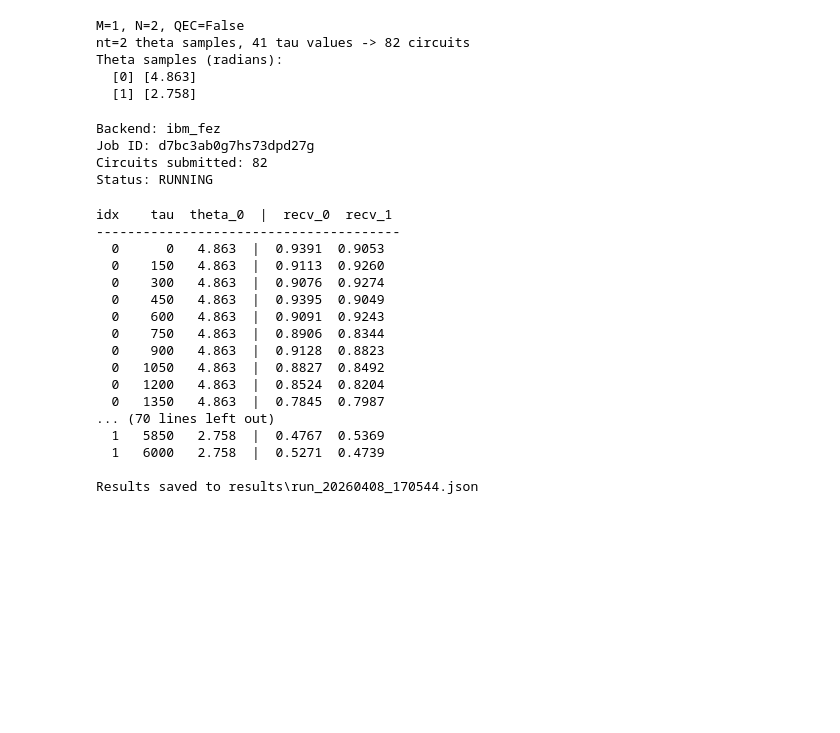
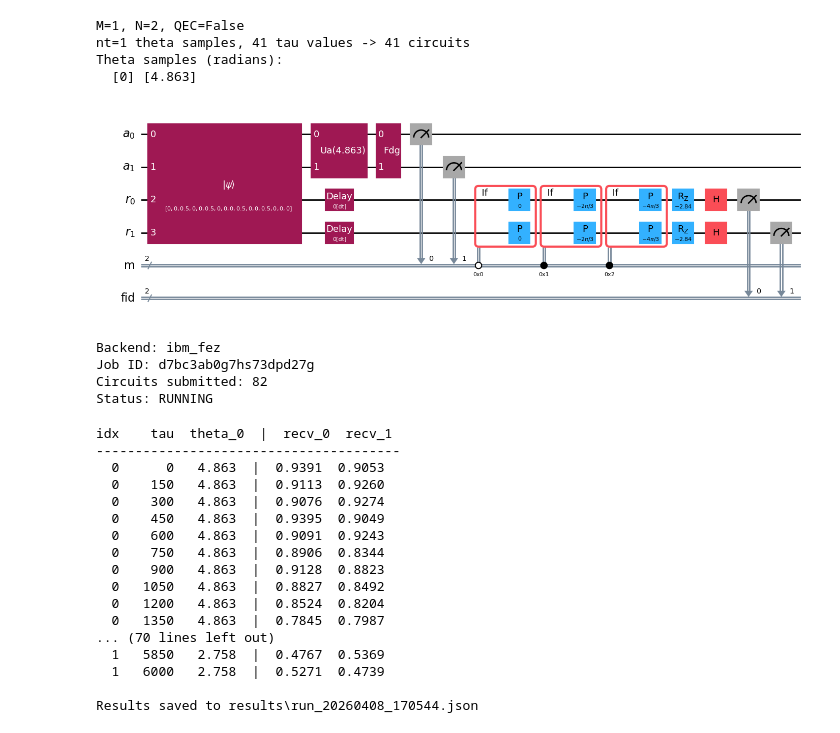
Before and after one commit to mtp354/Broadcasting, a Jupyter notebook: qiskit_testing.ipynb, the cells around one changed output. Drawn from its saved outputs; the diff is of its cells as text; code cells hidden in the pictures; blank space fills up the shorter version.

```diff
--- a/qiskit_testing.ipynb
+++ b/qiskit_testing.ipynb
@@ -23,42 +23,45 @@ shots = 8192
 seed = 42
 
 # Theta sweep: nt random samples per sender, uniform on [0, 2pi)
-nt = 2
+nt = 1
 rng = np.random.default_rng(seed)
 theta_samples = rng.uniform(0, 2 * np.pi, size=(nt, M_senders))
 
 # Tau delay sweep (backend dt units). Use [0] to skip the delay dimension.
 # tau_values = np.array([0])
 tau_values = np.linspace(0, 6000, 41)
 
 # Build one circuit per theta sample, bind tau for each
 circuits = []
 run_index = []  # (theta_idx, tau_val) for each circuit
 
 for ti, thetas in enumerate(theta_samples):
     qc = generate_qiskit_circuit(
         M_senders, N_receivers, thetas.tolist(),
         use_receiver_qec_513=use_qec,
     )
     qc, reg_name, phi = add_fidelity(qc, N=N_receivers, thetas=thetas.tolist())
     tau_param = next(p for p in qc.parameters if p.name == "tau")
 
     for tau in tau_values:
         bound = qc.assign_parameters({tau_param: int(tau)})
         circuits.append(bound)
         run_index.append((ti, int(tau)))
 
 print(f"M={M_senders}, N={N_receivers}, QEC={use_qec}")
 print(f"nt={nt} theta samples, {len(tau_values)} tau values -> {len(circuits)} circuits")
 print(f"Theta samples (radians):")
 for ti, thetas in enumerate(theta_samples):
     print(f"  [{ti}] {thetas}")
+
+# Printing circuit details for the first theta sample
+circuits[0].draw("mpl", fold=100)
 # %% [output]
 M=1, N=2, QEC=False
-nt=2 theta samples, 41 tau values -> 82 circuits
+nt=1 theta samples, 41 tau values -> 41 circuits
 Theta samples (radians):
   [0] [4.863]
-  [1] [2.758]
+[figure, added]
 # %%
 # Transpile and submit to backend
 backend = service.least_busy(simulator=False, operational=True)
```
Also changed, not shown: 2 other files.
